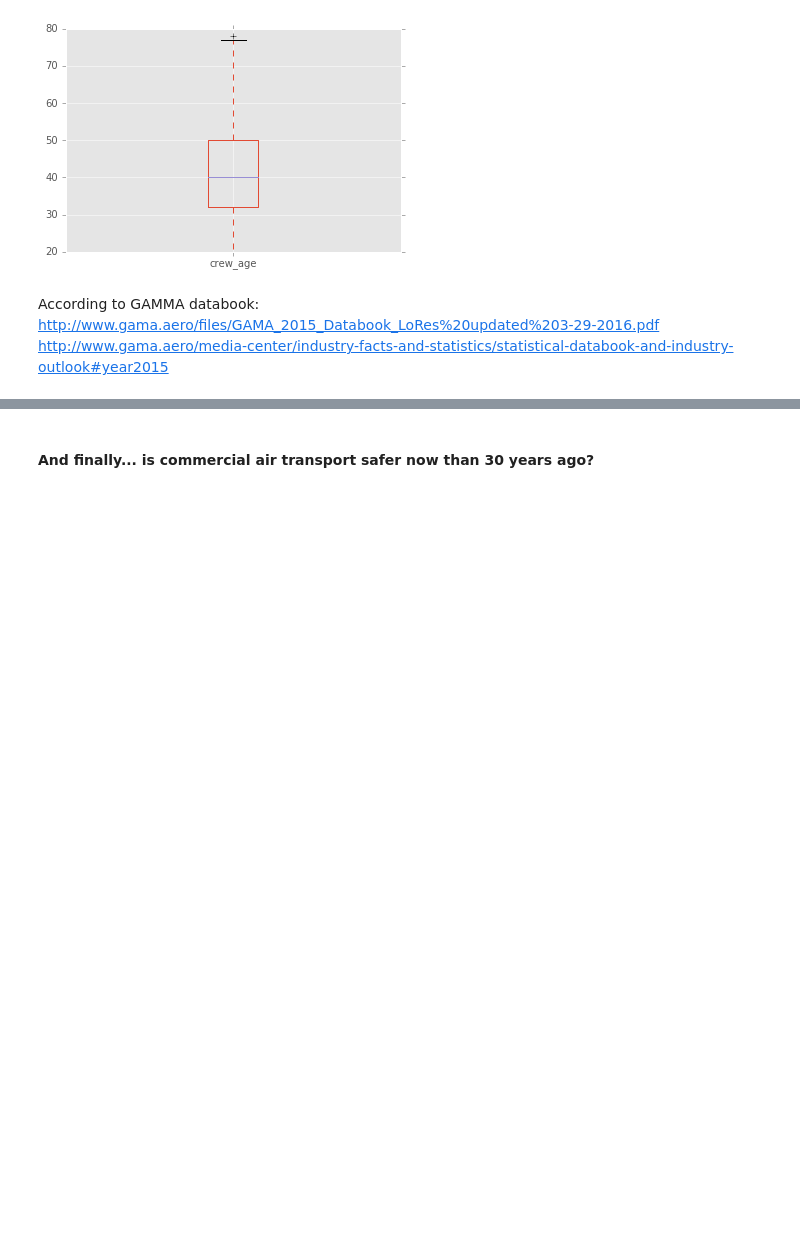
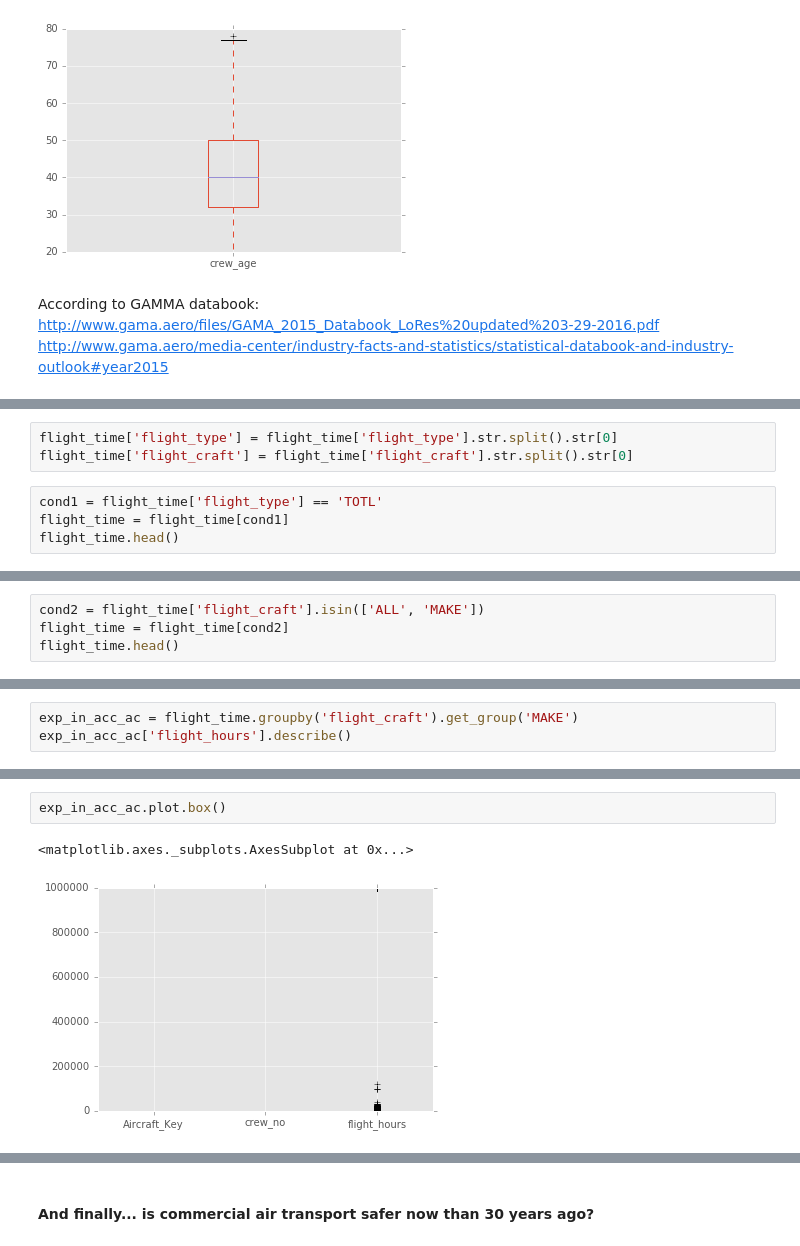
Before and after one commit to AeroPython/remove-before-flight, a Jupyter notebook: talk.ipynb, the cells around one changed output, grey strips where cells are left out. Cells and saved outputs as stored; diff of their text form; blank space fills up the shorter version.

Commit message:
Working on flight time

```diff
--- a/talk.ipynb
+++ b/talk.ipynb
@@ -496,0 +510,7 @@ accident_rate_age_3.plot.bar()
+# %%
+flight_time['flight_type'] = flight_time['flight_type'].str.split().str[0]
+flight_time['flight_craft'] = flight_time['flight_craft'].str.split().str[0]
+# %%
+cond1 = flight_time['flight_type'] == 'TOTL'
+flight_time = flight_time[cond1]
+flight_time.head()
@@ -496,0 +524,4 @@ accident_rate_age_3.plot.bar()
+# %%
+cond2 = flight_time['flight_craft'].isin(['ALL', 'MAKE'])
+flight_time = flight_time[cond2]
+flight_time.head()
@@ -496,0 +535,3 @@ accident_rate_age_3.plot.bar()
+# %%
+exp_in_acc_ac = flight_time.groupby('flight_craft').get_group('MAKE')
+exp_in_acc_ac['flight_hours'].describe()
@@ -496,0 +548,5 @@ accident_rate_age_3.plot.bar()
+# %%
+exp_in_acc_ac.plot.box()
+# %% [output]
+<matplotlib.axes._subplots.AxesSubplot at 0x...>
+[figure, added]
```
Also changed, not shown: parts of 23 cells of this notebook, 1 other file.
